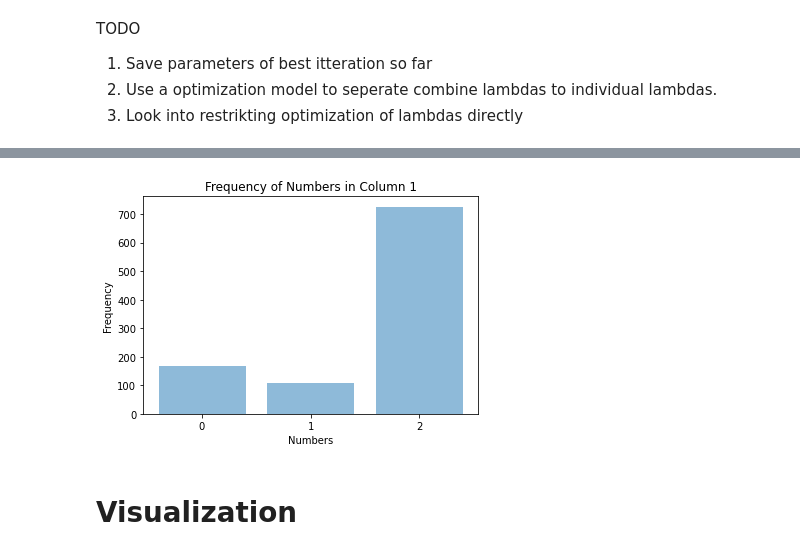
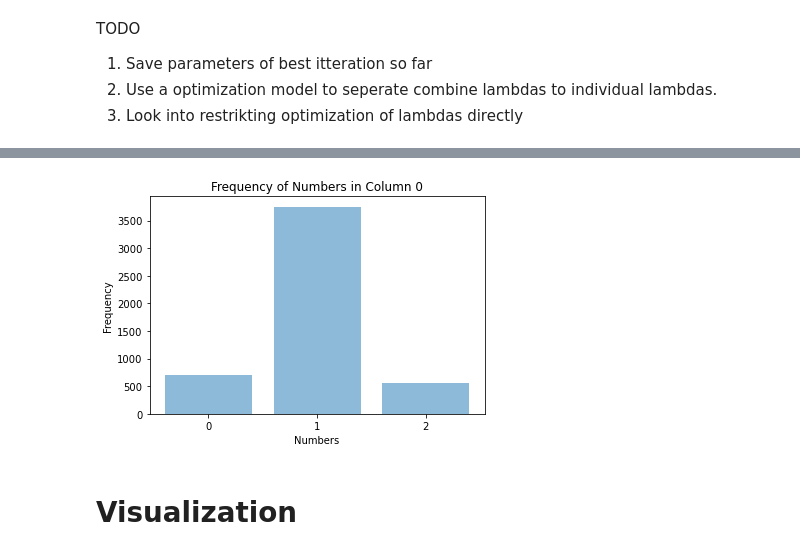
Before and after one commit to Zoroa1885/Multi-state-HMM-torch-model, a Jupyter notebook: analysis.ipynb, the cells around one changed output, grey strips where cells are left out. Cells and saved outputs as stored; diff of their text form; code cells hidden in the pictures.

```diff
--- a/analysis.ipynb
+++ b/analysis.ipynb
@@ -831,7 +862,7 @@ TODO
 # %%
 n_state_list = [3, 4]
 m_dimensions = 50
-max_itterations = 50
+max_itterations = 5
 tolerance = 0.00000001
 lambda_tol = 0.1
 
@@ -862,29 +926,29 @@ prediction = model.predict(X)
 # %%
 import torch
 import matplotlib.pyplot as plt
 import numpy as np
 
 # Assuming your 2D torch tensor is named 'data'
 data = prediction  # Example random data of shape (10, 5)
 
 # Choose a specific column for analysis
-column_index = 1  # Change this index to select a different column
+column_index = 0 # Change this index to select a different column
 
 # Get the column data as a NumPy array
 column_data = data[:, column_index].numpy()
 
 # Calculate frequency of each number
 unique_numbers, counts = np.unique(column_data, return_counts=True)
 
 # Plot the frequency
 plt.bar(unique_numbers, counts, align='center', alpha=0.5)
 plt.xticks(unique_numbers)
 plt.xlabel('Numbers')
 plt.ylabel('Frequency')
 plt.title('Frequency of Numbers in Column {}'.format(column_index))
 plt.show()
 # %% [output]
-[figure, old version]
+[figure, new version]
 # %%
 y_pred_3 = prediction.T[0]
 y_pred_4 = prediction.T[1]
```
Also changed, not shown: parts of 10 cells of this notebook, 10 other files.
